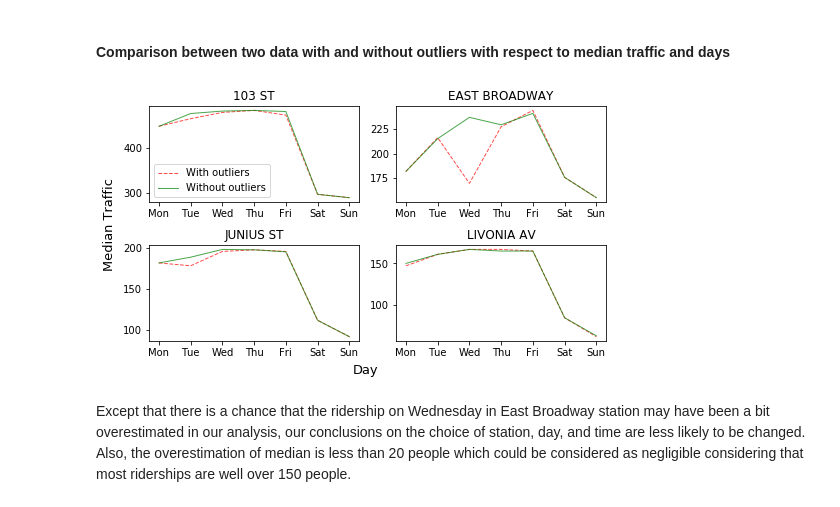
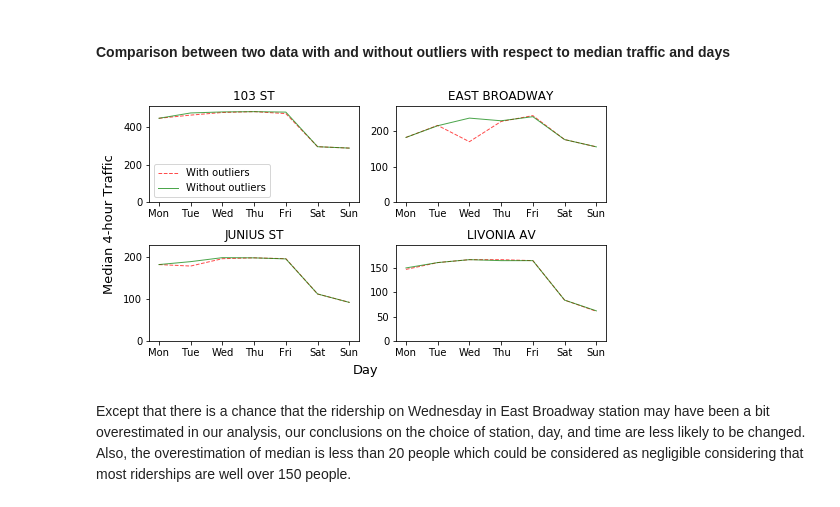
Before and after one commit to brendanlafferty/MTA-EDA, a Jupyter notebook: MTA-project1.ipynb, the cells around one changed output. Drawn from its saved outputs; the diff is of its cells as text; code cells hidden in the pictures.

Commit message:
Adjusted ylim in the second line chart in the Appendix

```diff
--- a/MTA-project1.ipynb
+++ b/MTA-project1.ipynb
@@ -333,23 +333,24 @@ The outliers with unusual time windows are adjusted towards the 4-hour window ti
 # %%
 fig, ax = plt.subplots(2, 2, figsize = (7,4))
 k = 0
 for i in range(2):
     for j in range(2):
         ridership = tmp.loc[tmp.STATION_LINENAME == statline_names[k]].groupby('DAY').median().RIDERSHIP
         ax[i,j].plot(ridership, label = 'With outliers', linewidth=1, alpha = .7, color='r', linestyle='dashed')
 
         ridership = final_df.loc[final_df.STATION_LINENAME == statline_names[k]].groupby('DAY').median().RIDERSHIP
         ax[i,j].plot(ridership, label = 'Without outliers',linewidth=1, alpha = .7, color='g');
         ax[i,j].set_title(statline_names[k][0])
         ax[i, j].set_xticks(range(7))
         ax[i, j].set_xticklabels(['Mon', 'Tue', 'Wed', 'Thu', 'Fri', 'Sat', 'Sun'])
+        ax[i, j].set_ylim(0, ridership.max() + 30)
         k += 1
 ax[0,0].legend(loc=0)
 plt.tight_layout(pad = 1.0)
 fig.text(0.5, -0.02, 'Day', ha='center', fontsize=13)
-fig.text(-0.02, 0.5, 'Median Traffic', va='center', rotation='vertical', fontsize=13);
+fig.text(-0.02, 0.5, 'Median 4-hour Traffic', va='center', rotation='vertical', fontsize=13);
 # %% [output]
-[figure, old version]
+[figure, new version]
 # %% [markdown]
 Except that there is a chance that the ridership on Wednesday in East Broadway station may have been a bit overestimated in our analysis, our conclusions on the choice of station, day, and time are less likely to be changed. Also, the overestimation of median is less than 20 people which could be considered as negligible considering that most riderships are well over 150 people.
 # %% [markdown]
```
